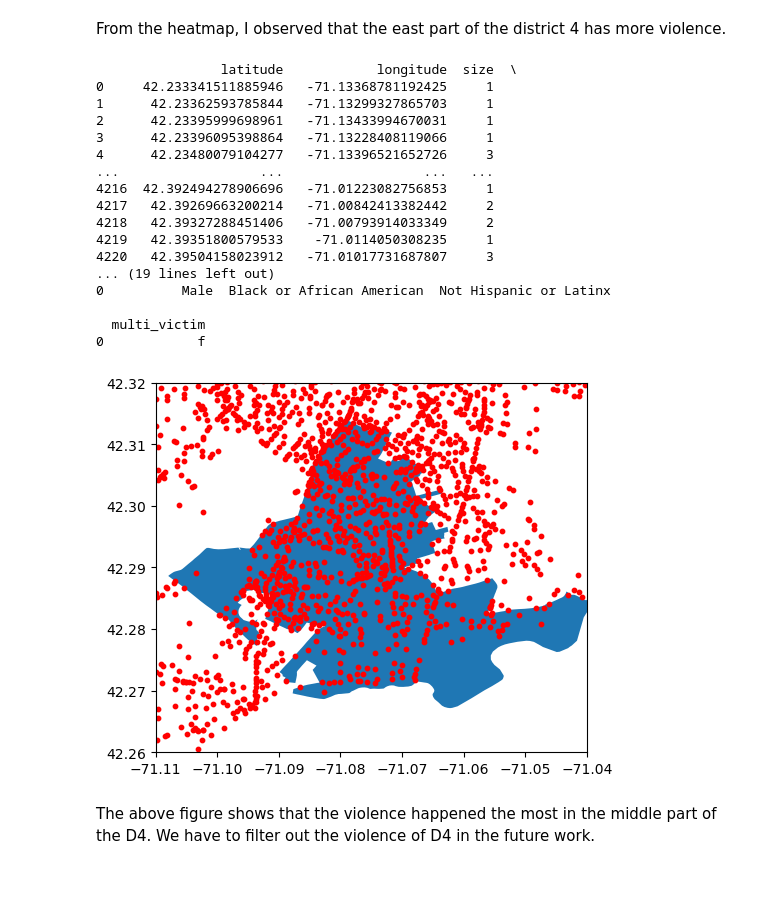
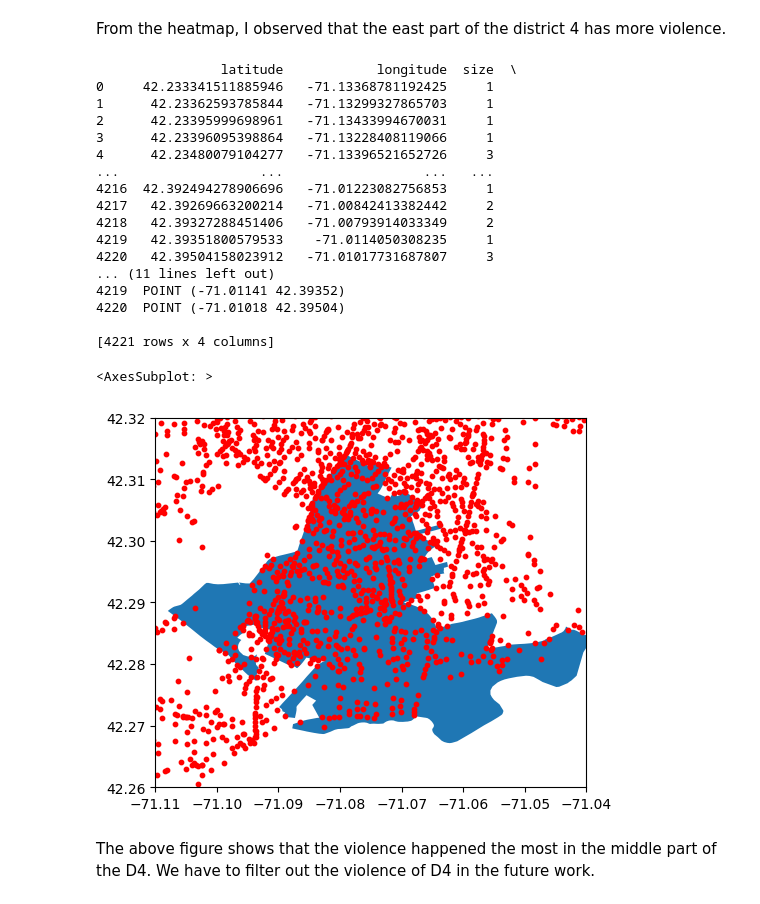
Before and after one commit to BU-Spark/ds-councilor-worrell-gun-violence, a Jupyter notebook: spring23-team-2/deliverables/deliverables 1/pattern.ipynb, the cells around one changed output. Saved outputs shown, nothing was run; the diff lists cells and outputs as text; code cells hidden in the pictures.

```diff
--- a/spring23-team-2/deliverables/deliverables 1/pattern.ipynb
+++ b/spring23-team-2/deliverables/deliverables 1/pattern.ipynb
@@ -92,37 +109,38 @@ base_map
 From the heatmap, I observed that the east part of the district 4 has more violence.
 # %%
 import geopandas as gpd
-shape=gpd.read_file("../../data/City_Council_Districts_-_Effective_for_the_2023_Municipal_Election.geojson")
+distrcit_shape = gpd.read_file("../../data/City_Council_Districts_-_Effective_for_the_2023_Municipal_Election.geojson")
 # get the district 4 map
-d4=shape[shape['DISTRICT']==4]
+d4 = distrcit_shape[distrcit_shape['DISTRICT']==4]
 # Convert the dataframe to a geopandas GeoDataFrame
 geometry = gpd.points_from_xy(map_data.longitude, map_data.latitude)
 locations_gdf = gpd.GeoDataFrame(map_data, geometry=geometry)
 print(locations_gdf)
 # Plot the map with the locations
 ax = d4.plot()
 ax.set_xlim(-71.11, -71.04)
 ax.set_ylim(42.26, 42.32)
 locations_gdf.plot(ax=ax, marker='o', color='red', markersize=10)
 # %% [output]
                 latitude            longitude  size  \
 0     42.233341511885946   -71.13368781192425     1
 1      42.23362593785844   -71.13299327865703     1
 2      42.23395999698961   -71.13433994670031     1
 3      42.23396095398864   -71.13228408119066     1
 4      42.23480079104277   -71.13396521652726     3
 ...                  ...                  ...   ...
 4216  42.392494278906696   -71.01223082756853     1
 4217   42.39269663200214   -71.00842413382442     2
 4218   42.39327288451406   -71.00793914033349     2
 4219   42.39351800579533    -71.0114050308235     1
 4220   42.39504158023912   -71.01017731687807     3
-... (19 lines left out)
-0          Male  Black or African American  Not Hispanic or Latinx
+... (11 lines left out)
+4219  POINT (-71.01141 42.39352)
+4220  POINT (-71.01018 42.39504)
 
-  multi_victim
-0            f
+[4221 rows x 4 columns]
+<AxesSubplot: >
-[figure, old version]
+[figure, new version]
 # %% [markdown]
 The above figure shows that the violence happened the most in the middle part of the D4. We have to filter out the
 violence of D4 in the future work.
```
Also changed, not shown: parts of 9 cells of this notebook, 2 other files.
